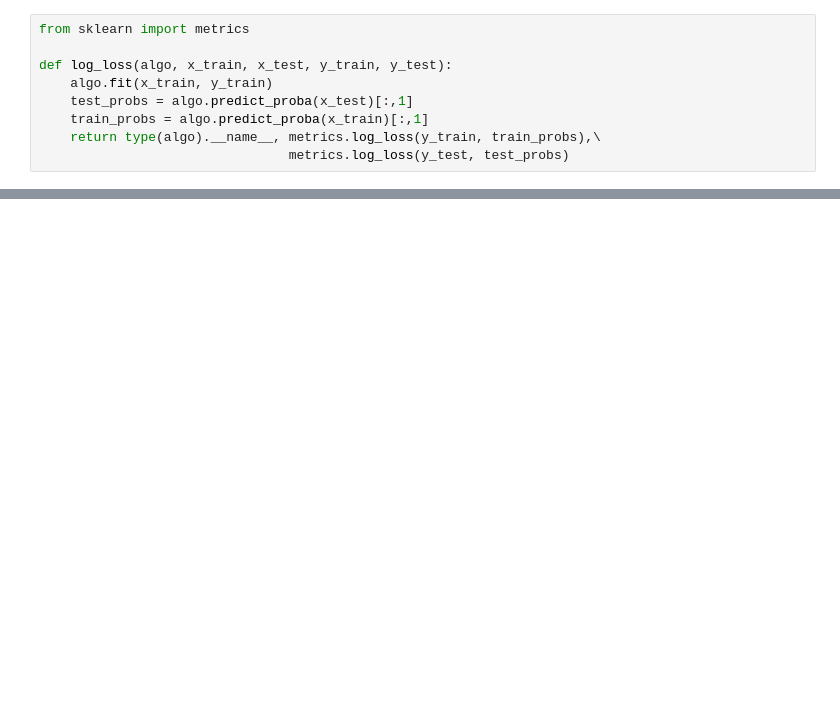
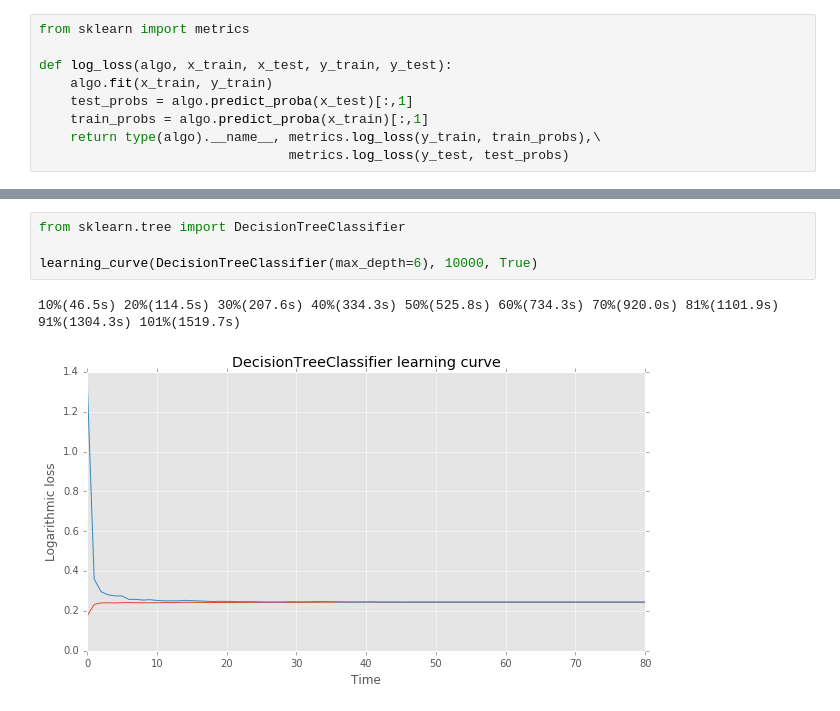
Before and after one commit to tema-popov/clicks, a Jupyter notebook: model_selection.ipynb, the cells around one changed output, grey strips where cells are left out. Drawn from its saved outputs; the diff is of its cells as text; blank space fills up the shorter version.

```diff
--- a/model_selection.ipynb
+++ b/model_selection.ipynb
@@ -56,3 +101,10 @@ def log_loss(algo, x_train, x_test, y_train, y_test):
+# %%
+from sklearn.tree import DecisionTreeClassifier
+
+learning_curve(DecisionTreeClassifier(max_depth=6), 10000, True)
+# %% [output]
+10%(46.5s) 20%(114.5s) 30%(207.6s) 40%(334.3s) 50%(525.8s) 60%(734.3s) 70%(920.0s) 81%(1101.9s) 91%(1304.3s) 101%(1519.7s)
+[figure, added]
 # %%
 from sklearn.dummy import DummyClassifier
 from sklearn.linear_model import LogisticRegression
```
Also changed, not shown: parts of 10 cells of this notebook.
